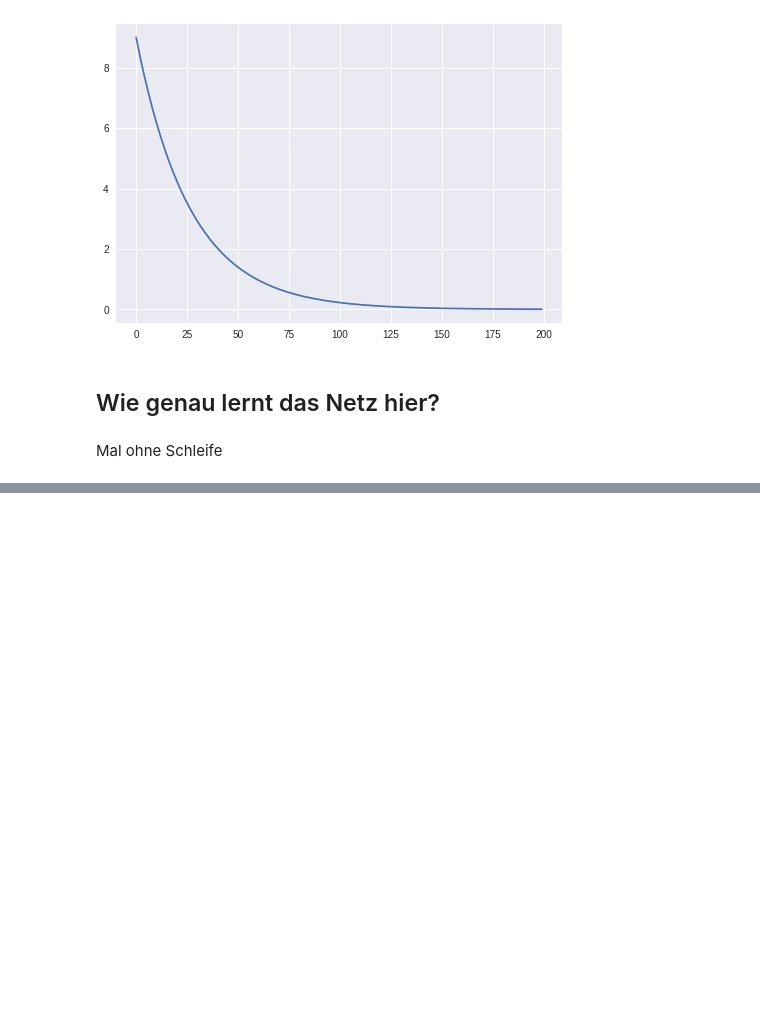
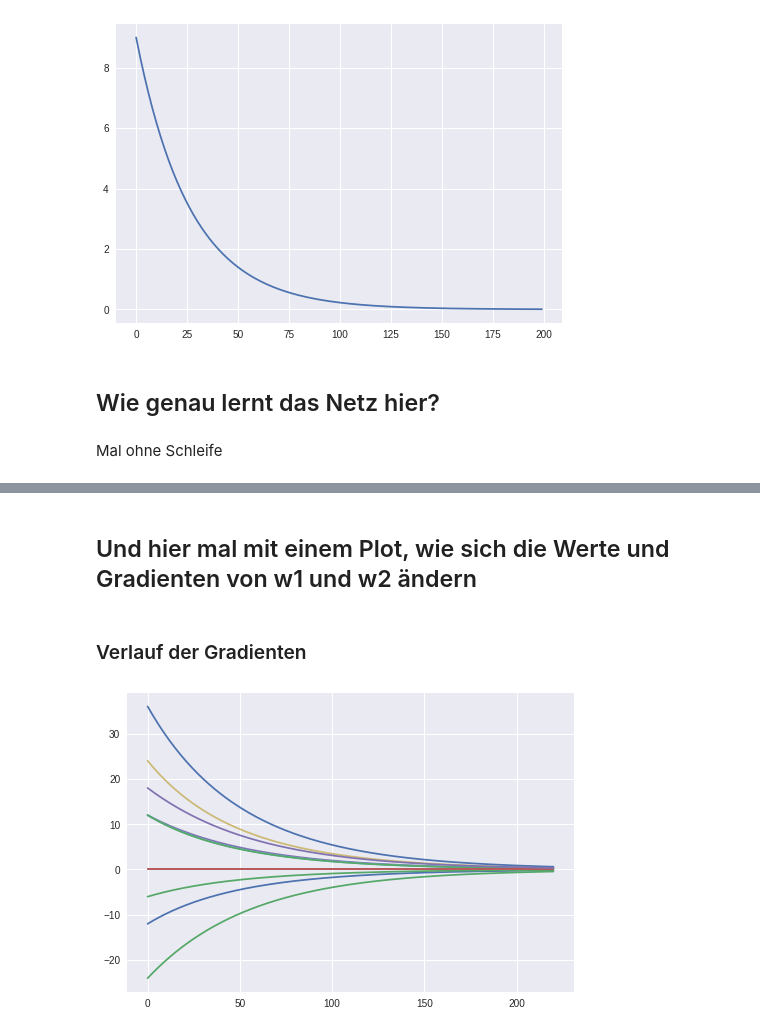
Before and after one commit to berndheidemann/notebooks_fastai, a Jupyter notebook: for_and_backward_propagation_from_scratch.ipynb, the cells around one changed output, grey strips where cells are left out. Cells and saved outputs as stored; diff of their text form; code cells hidden in the pictures; blank space fills up the shorter version.

```diff
--- a/for_and_backward_propagation_from_scratch.ipynb
+++ b/for_and_backward_propagation_from_scratch.ipynb
@@ -31,4 +31,4 @@ z3=w2.T@a2; z3
 # %% [output]
 8
 # %%
-yhat=z3
+yhat=z3; yhat
@@ -35,2 +37,2 @@ yhat=z3
 # %%
-loss = (y-yhat)**2
+loss = (y-yhat)**2; loss
@@ -37,3 +41,3 @@ loss = (y-yhat)**2
 # %%
 #oder in einem ausdruck:
-loss = (y-relu(x@w1)@w2.T)**2
+loss = (y-relu(x@w1)@w2)**2; loss
@@ -163,0 +170,40 @@ tensor([ 1.9158,  0.9721,  2.0000, -2.0436], requires_grad=True)
+# %% [markdown]
+## Und hier mal mit einem Plot, wie sich die Werte und Gradienten von w1 und w2 ändern
+# %%
+import torch
+from torch import nn
+import matplotlib.pyplot as plt
+import numpy as np
+
+x = torch.tensor([-1., 2., 0.])
+
+w1 = nn.Parameter(torch.tensor( [[0., -2., 4., -1.],
+                                [3., 0., -10., 1.],
+                                [1., -1., -2., 1.]]))
+
+w2 = nn.Parameter(torch.tensor([2.,1.,2.,-2.]))
+
+def relu(a):
+  return torch.max(torch.tensor(0.), a)
+
+grad_history=[]
+w_history=[]
+# %% [markdown]
+### Verlauf der Gradienten
+# %%
+for i in range(100):
+  yhat=(relu(x@w1)@w2)
+  loss=(y-yhat)**2
+  loss.backward()
+  with torch.no_grad():
+    w1.sub_(learnrate*w1.grad)
+    w2.sub_(learnrate*w2.grad)
+    grad_history.append(np.append(w1.grad.detach().numpy().flatten(), w2.grad.detach().numpy().flatten()))
+    w_history.append(np.append(w1.detach().numpy().flatten(), w2.detach().numpy().flatten()))
+    w1.grad.zero_()
+    w2.grad.zero_()
+
+plt.plot(grad_history)
+plt.show()
+# %% [output]
+[figure, added]
```
Also changed, not shown: parts of 15 cells of this notebook.
